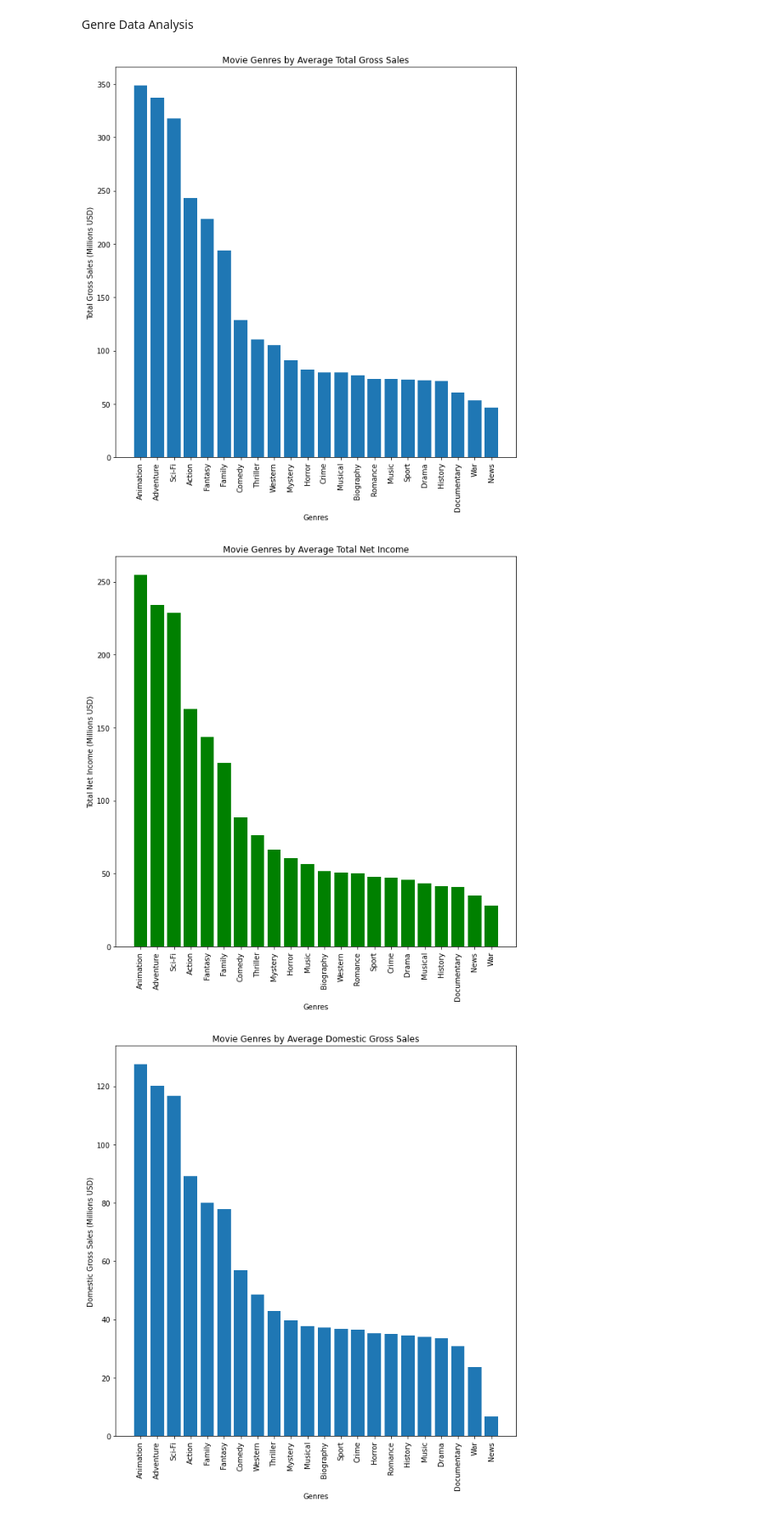
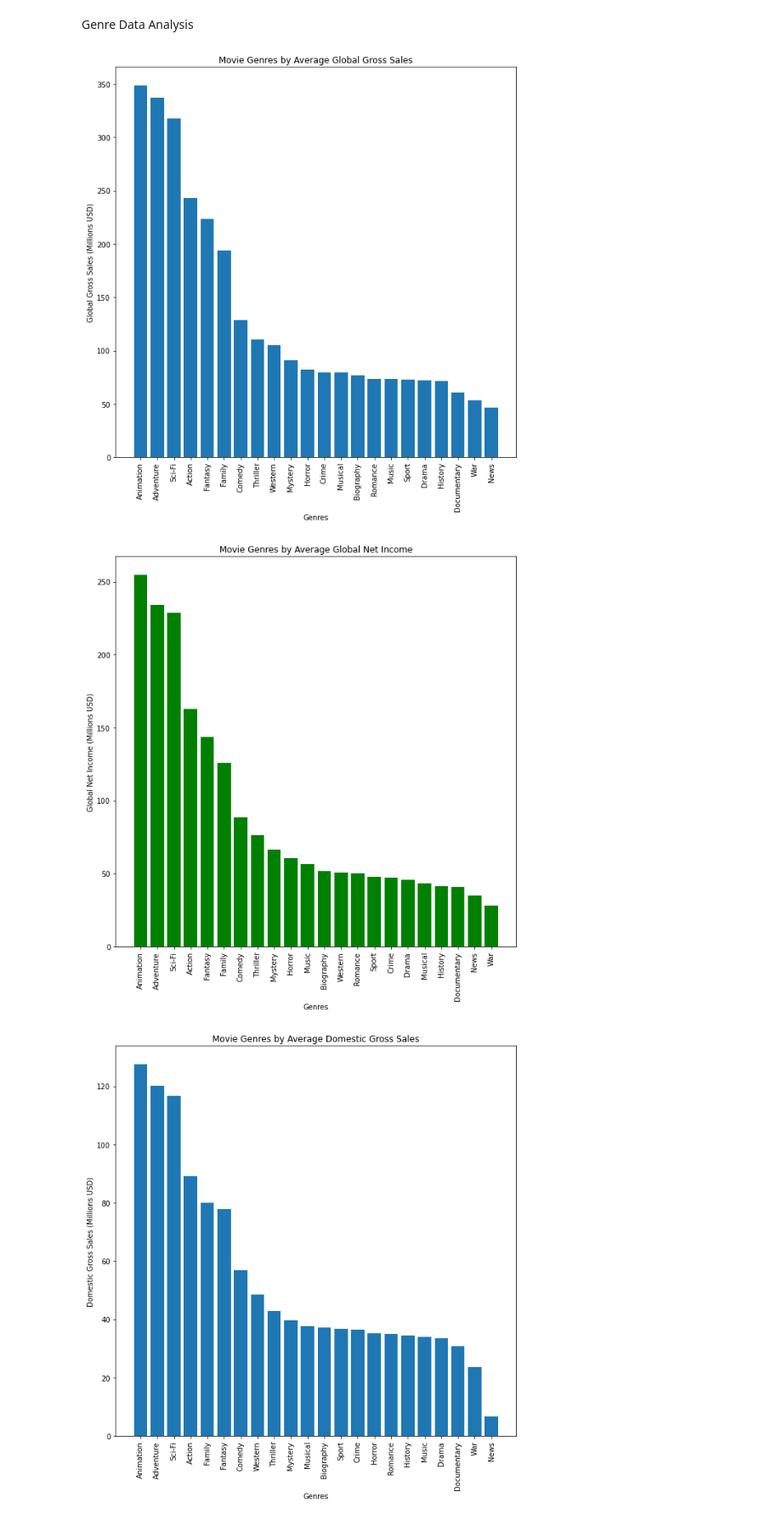
Before and after one commit to anita-camlic/Movie_Studio_Analysis, a Jupyter notebook: Movie Studio Analysis.ipynb, the cells around one changed output. Shown: that part at 85% size. Drawn from its saved outputs; the diff is of its cells as text; code cells hidden in the pictures.

```diff
--- a/Movie Studio Analysis.ipynb
+++ b/Movie Studio Analysis.ipynb
@@ -896,23 +896,23 @@ worldwide_net = genre_average_df.sort_values(by="worldwide_net", ascending=False
 domestic_net = genre_average_df.sort_values(by="domestic_net", ascending=False)
 foreign_net = genre_average_df.sort_values(by="foreign_market_net", ascending=False)
 # %%
-#graph of total gross sales vs. genre
+#graph of global gross sales vs. genre
 fig, ax = plt.subplots(figsize=(10,10))
 plt.ticklabel_format(style='plain')
 
 x = worldwide_gross["singular_genres"]
 y = (worldwide_gross["worldwide_gross"]/1000000)
 
 ax.bar(x,y)
-ax.set_title("Movie Genres by Average Total Gross Sales")
+ax.set_title("Movie Genres by Average Global Gross Sales")
 ax.set_xlabel("Genres")
-ax.set_ylabel("Total Gross Sales (Millions USD)")
+ax.set_ylabel("Global Gross Sales (Millions USD)")
 plt.xticks(rotation=90);
 plt.savefig("./charts_jpg/movie_genres_avg_total_gross.jpg")
 # %% [output]
-[figure, old version]
+[figure, new version]
 # %%
-#graph of total net sales vs. genre
+#graph of global net sales vs. genre
 fig, ax = plt.subplots(figsize=(10,10))
 plt.ticklabel_format(style='plain')
 
@@ -920,13 +920,13 @@ x = worldwide_net["singular_genres"]
 y = worldwide_net["worldwide_net"]/1000000
 
 ax.bar(x,y,color='green')
-ax.set_title("Movie Genres by Average Total Net Income")
+ax.set_title("Movie Genres by Average Global Net Income")
 ax.set_xlabel("Genres")
-ax.set_ylabel("Total Net Income (Millions USD)")
+ax.set_ylabel("Global Net Income (Millions USD)")
 plt.xticks(rotation=90);
 plt.savefig("./charts_jpg/movie_genres_avg_total_net.jpg")
 # %% [output]
-[figure, old version]
+[figure, new version]
 # %%
 #graph of domestic gross sales vs. genre
 fig, ax = plt.subplots(figsize=(10,10))
```
Also changed, not shown: parts of 7 cells of this notebook, 5 other files.
